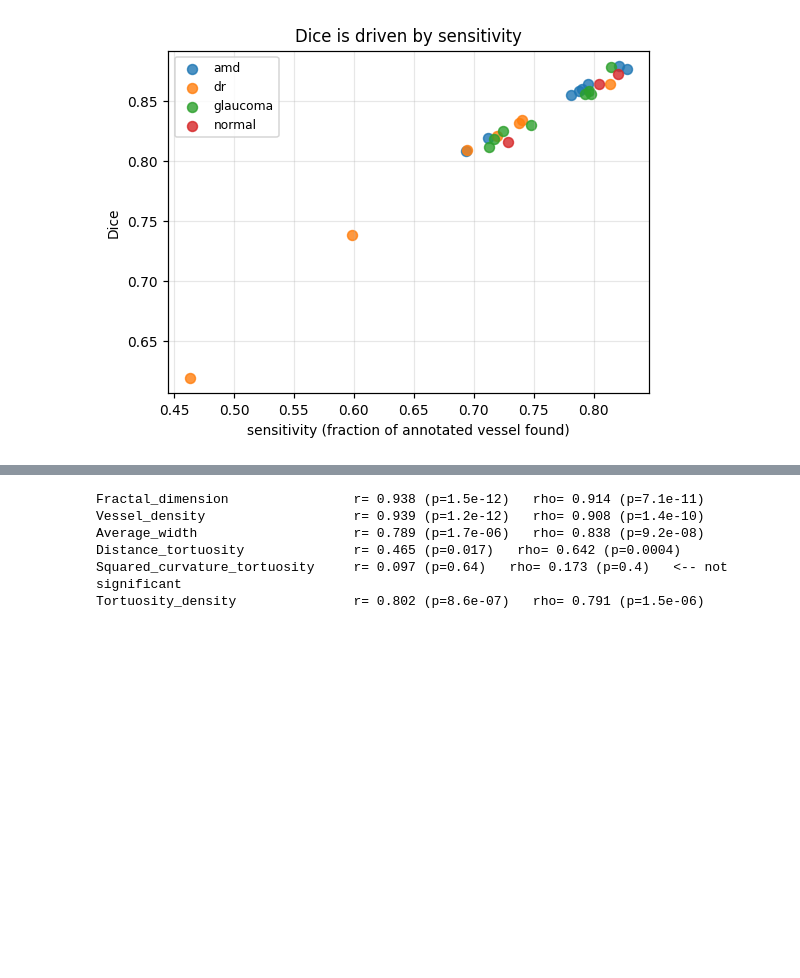
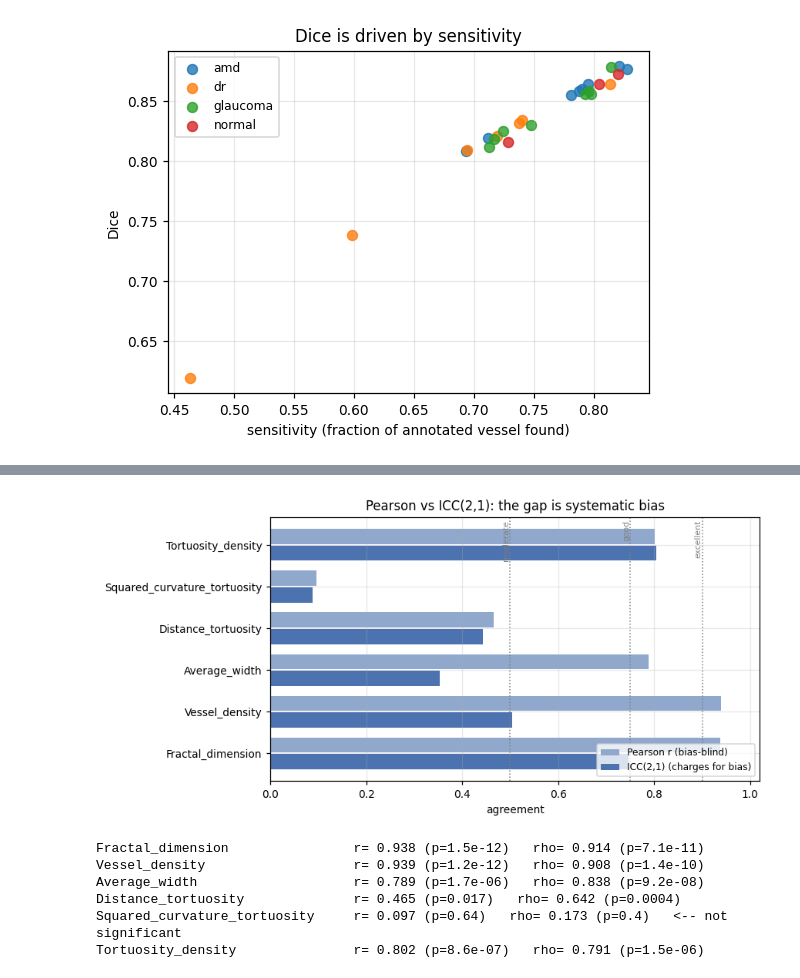
Before and after one commit to staskh/AutoMorph, a Jupyter notebook: benchmark/analysis.ipynb, the cells around one changed output, grey strips where cells are left out. Saved outputs shown, nothing was run; the diff lists cells and outputs as text; code cells hidden in the pictures; blank space fills up the shorter version.

```diff
--- a/benchmark/analysis.ipynb
+++ b/benchmark/analysis.ipynb
@@ -231,0 +210,9 @@ display(agreement_table.round(3))
+# %%
+agreement = agreement_table(ok, FEATURES, interval=True)
+
+display(
+    agreement[
+        ["n", "gt_mean", "pred_mean", "bias", "rel_bias_%", "MAE", "MAPE_%",
+         "pearson_r", "spearman_r", "ICC21", "ICC_lo", "ICC_hi", "ICC_reading"]
+    ].round(3)
+)
@@ -232,3 +251,23 @@ display(agreement_table.round(3))
+# %%
+fig, ax = plt.subplots(figsize=(8, 4))
+position = np.arange(len(FEATURES))
+
+ax.barh(position + 0.2, agreement.loc[FEATURES, "pearson_r"], height=0.36,
+        label="Pearson r (bias-blind)", color="#8FA8CC")
+ax.barh(position - 0.2, agreement.loc[FEATURES, "ICC21"], height=0.36,
+        label="ICC(2,1) (charges for bias)", color="#4C72B0")
+
+for threshold, name in ((0.9, "excellent"), (0.75, "good"), (0.5, "moderate")):
+    ax.axvline(threshold, color="grey", ls=":", lw=1)
+    ax.text(threshold, len(FEATURES) - 0.4, name, fontsize=7, rotation=90,
+            va="top", ha="right", color="grey")
+
+ax.set(yticks=position, yticklabels=FEATURES, xlabel="agreement", xlim=(0, 1.02),
+       title="Pearson vs ICC(2,1): the gap is systematic bias")
+ax.legend(fontsize=8, loc="lower right")
+fig.tight_layout()
+# %% [output]
+[figure, added]
 # %%
 # Is the linear agreement statistically distinguishable from zero at n=26?
 for feature in FEATURES:
```
Also changed, not shown: parts of 17 cells of this notebook, 10 other files.
